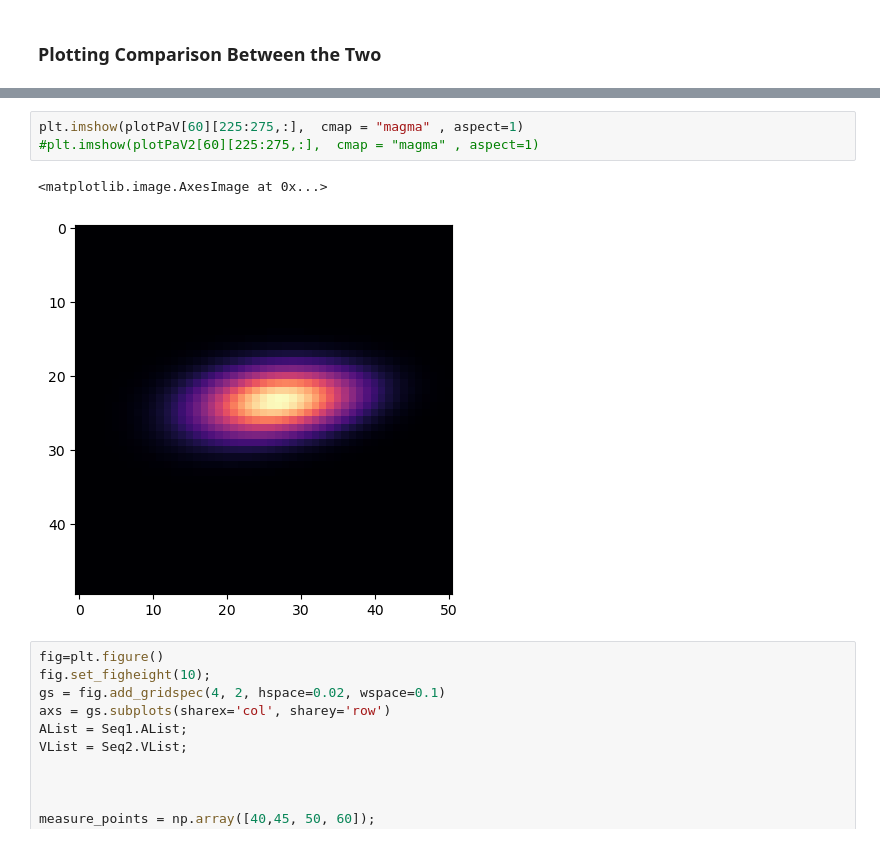
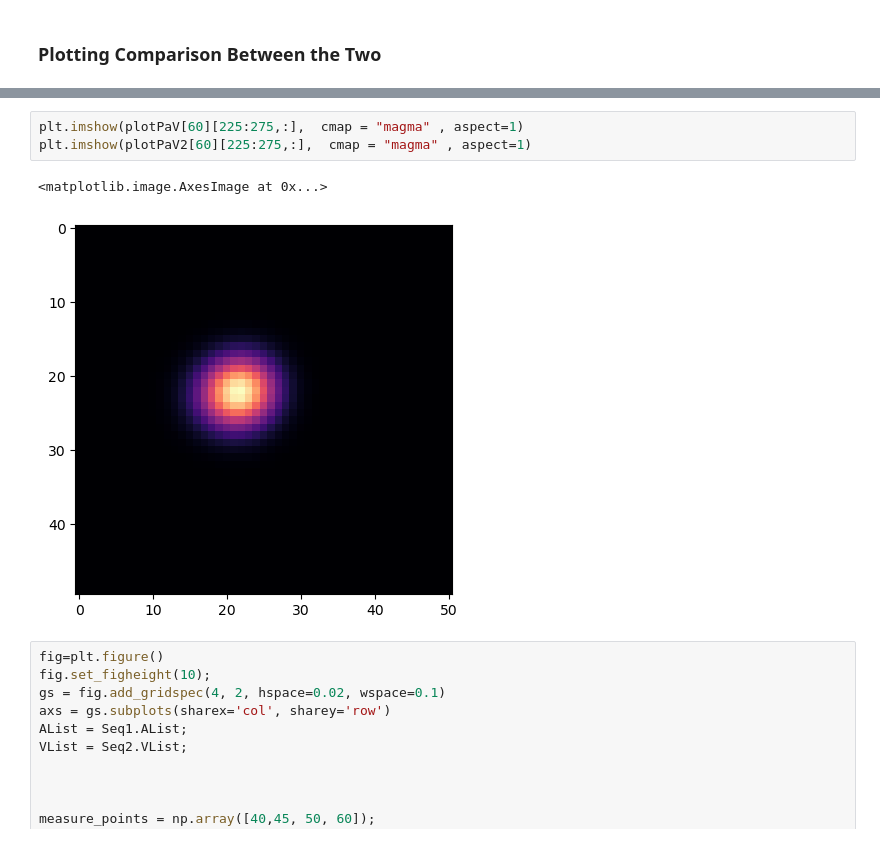
Before and after one commit to rootware/lattice_evolution, a Jupyter notebook: Python/Option1_2_comparison.ipynb, the cells around one changed output, grey strips where cells are left out. Cells and saved outputs as stored; diff of their text form.

```diff
--- a/Python/Option1_2_comparison.ipynb
+++ b/Python/Option1_2_comparison.ipynb
@@ -55,9 +59,9 @@ plt.show()
 # %%
 plt.imshow(plotPaV[60][225:275,:],  cmap = "magma" , aspect=1)
-#plt.imshow(plotPaV2[60][225:275,:],  cmap = "magma" , aspect=1)
+plt.imshow(plotPaV2[60][225:275,:],  cmap = "magma" , aspect=1)
 # %% [output]
 <matplotlib.image.AxesImage at 0x...>
-[figure, old version]
+[figure, new version]
 # %%
 fig=plt.figure()
 fig.set_figheight(10);
```
Also changed, not shown: parts of 4 cells of this notebook.
